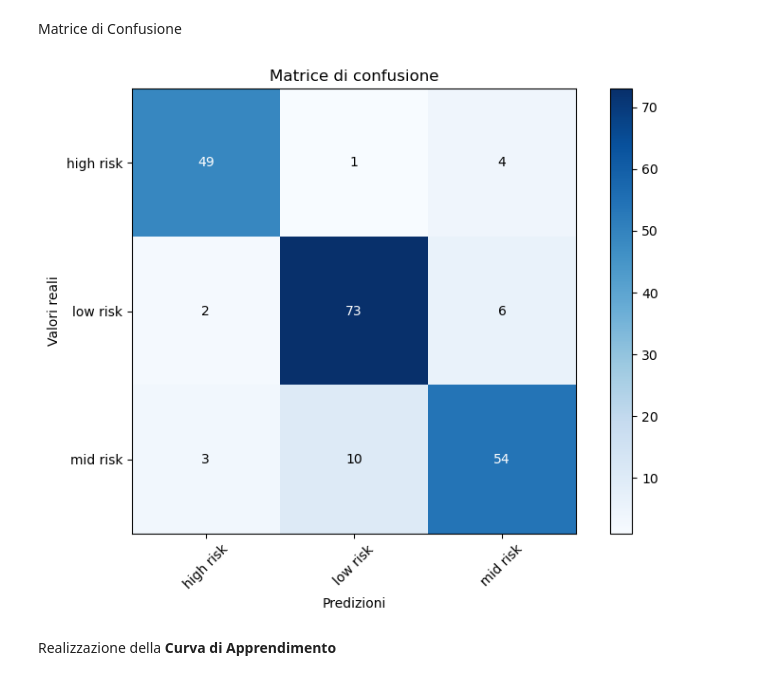
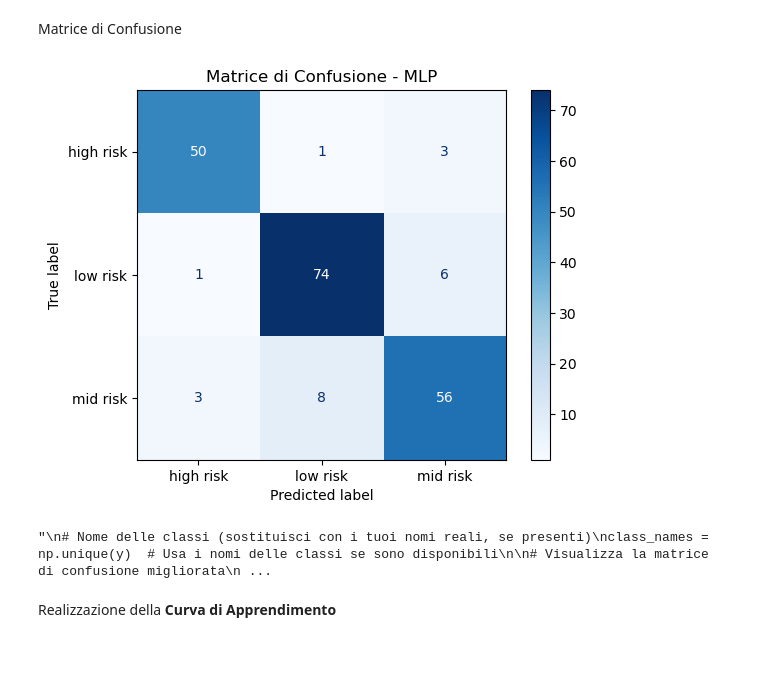
Before and after one commit to danlerr/Fondamenti-del-machine-learning, a Jupyter notebook: step4RandomForest.ipynb, the cells around one changed output. Cells and saved outputs as stored; diff of their text form; code cells hidden in the pictures; blank space fills up the shorter version.

```diff
--- a/step4RandomForest.ipynb
+++ b/step4RandomForest.ipynb
@@ -92,8 +109,20 @@ Accuratezza con modello ottimizzato: 0.8713
 # %% [markdown]
 Matrice di Confusione
+# %%
+from sklearn.metrics import ConfusionMatrixDisplay
+# Creazione della matrice di confusione
+cm = confusion_matrix(y_test, y_pred)
+
+# Visualizzazione della matrice di confusione
+disp = ConfusionMatrixDisplay(confusion_matrix=cm, display_labels=best_model.classes_)
+disp.plot(cmap=plt.cm.Blues)
+plt.title("Matrice di Confusione - MLP")
+plt.show()
+# %% [output]
+[figure, added]
 # %%
-from sklearn.metrics import ConfusionMatrixDisplay
 
+'''
 # Nome delle classi (sostituisci con i tuoi nomi reali, se presenti)
 class_names = np.unique(y)  # Usa i nomi delle classi se sono disponibili
 
@@ -117,8 +146,9 @@ for i in range(conf_matrix.shape[0]):
 
 plt.tight_layout()
 plt.show()
+'''
 # %% [output]
-[figure, removed]
+"\n# Nome delle classi (sostituisci con i tuoi nomi reali, se presenti)\nclass_names = np.unique(y)  # Usa i nomi delle classi se sono disponibili\n\n# Visualizza la matrice di confusione migliorata\n ...
 # %% [markdown]
 Realizzazione della **Curva di Apprendimento**
 # %%
```
Also changed, not shown: parts of 10 cells of this notebook.
